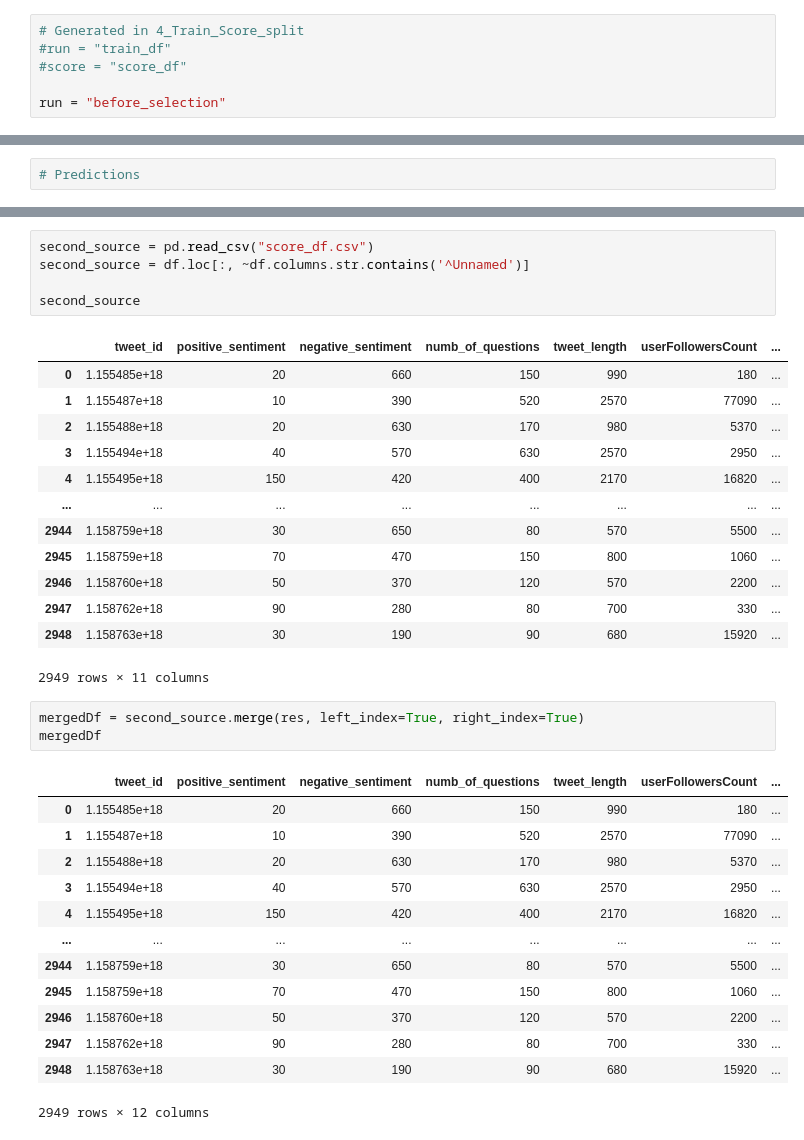
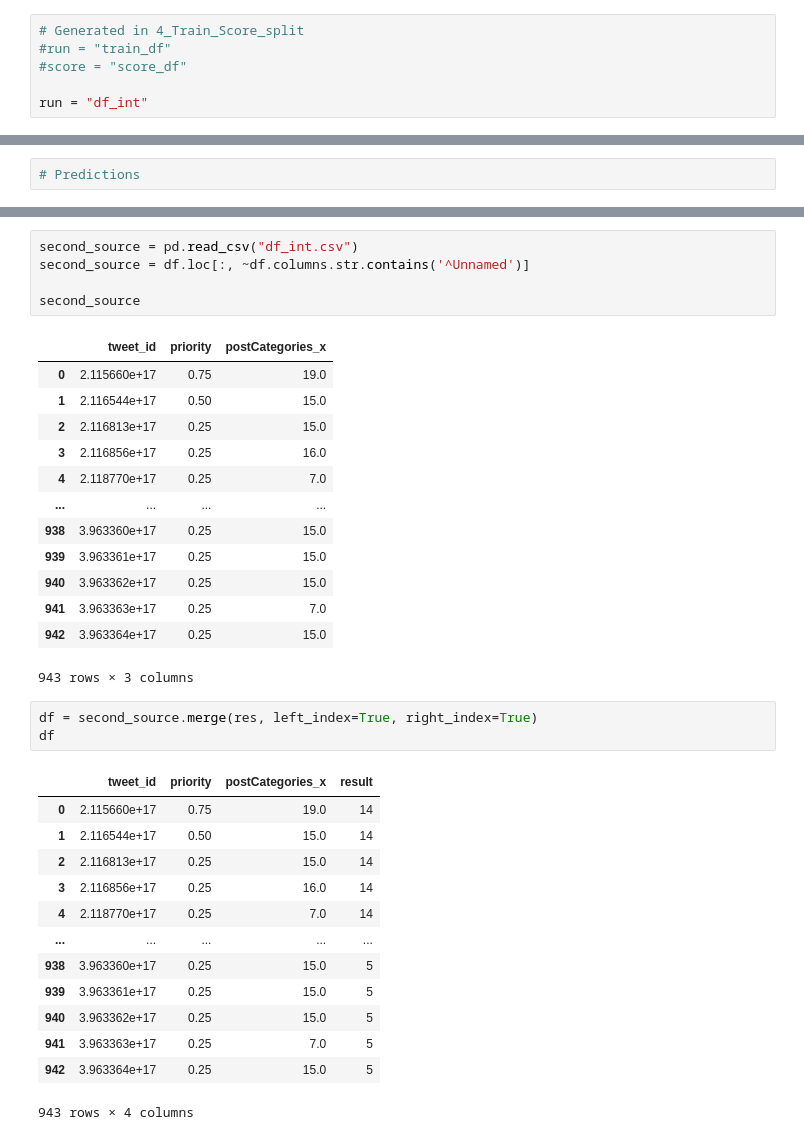
Before and after one commit to glasgowm148/Calamity, a Jupyter notebook: src/python/notebooks/4_Algorithm_run.ipynb, the cells around one changed output, grey strips where cells are left out. Drawn from its saved outputs; the diff is of its cells as text.

```diff
--- a/src/python/notebooks/4_Algorithm_run.ipynb
+++ b/src/python/notebooks/4_Algorithm_run.ipynb
@@ -3,7 +3,7 @@
 #run = "train_df"
 #score = "score_df"
 
-run = "before_selection"
+run = "df_int"
 # %% [markdown]
 ## Igel
 
@@ -199,36 +202,36 @@ res
 # %%
-second_source = pd.read_csv("score_df.csv")
+second_source = pd.read_csv("df_int.csv")
 second_source = df.loc[:, ~df.columns.str.contains('^Unnamed')]
 
 second_source
 # %% [output]
-|  | tweet_id | positive_sentiment | negative_sentiment | numb_of_questions | tweet_length | userFollowersCount | ... |
-| 0 | 1.155485e+18 | 20 | 660 | 150 | 990 | 180 | ... |
-| 1 | 1.155487e+18 | 10 | 390 | 520 | 2570 | 77090 | ... |
-| 2 | 1.155488e+18 | 20 | 630 | 170 | 980 | 5370 | ... |
-| 3 | 1.155494e+18 | 40 | 570 | 630 | 2570 | 2950 | ... |
-| 4 | 1.155495e+18 | 150 | 420 | 400 | 2170 | 16820 | ... |
-| ... | ... | ... | ... | ... | ... | ... | ... |
-| 2944 | 1.158759e+18 | 30 | 650 | 80 | 570 | 5500 | ... |
-| 2945 | 1.158759e+18 | 70 | 470 | 150 | 800 | 1060 | ... |
-| 2946 | 1.158760e+18 | 50 | 370 | 120 | 570 | 2200 | ... |
-| 2947 | 1.158762e+18 | 90 | 280 | 80 | 700 | 330 | ... |
-| 2948 | 1.158763e+18 | 30 | 190 | 90 | 680 | 15920 | ... |
+|  | tweet_id | priority | postCategories_x |
+| 0 | 2.115660e+17 | 0.75 | 19.0 |
+| 1 | 2.116544e+17 | 0.50 | 15.0 |
+| 2 | 2.116813e+17 | 0.25 | 15.0 |
+| 3 | 2.116856e+17 | 0.25 | 16.0 |
+| 4 | 2.118770e+17 | 0.25 | 7.0 |
+| ... | ... | ... | ... |
+| 938 | 3.963360e+17 | 0.25 | 15.0 |
+| 939 | 3.963361e+17 | 0.25 | 15.0 |
+| 940 | 3.963362e+17 | 0.25 | 15.0 |
+| 941 | 3.963363e+17 | 0.25 | 7.0 |
+| 942 | 3.963364e+17 | 0.25 | 15.0 |
-2949 rows × 11 columns
+943 rows × 3 columns
 # %%
-mergedDf = second_source.merge(res, left_index=True, right_index=True)
-mergedDf
+df = second_source.merge(res, left_index=True, right_index=True)
+df
 # %% [output]
-|  | tweet_id | positive_sentiment | negative_sentiment | numb_of_questions | tweet_length | userFollowersCount | ... |
-| 0 | 1.155485e+18 | 20 | 660 | 150 | 990 | 180 | ... |
-| 1 | 1.155487e+18 | 10 | 390 | 520 | 2570 | 77090 | ... |
-| 2 | 1.155488e+18 | 20 | 630 | 170 | 980 | 5370 | ... |
-| 3 | 1.155494e+18 | 40 | 570 | 630 | 2570 | 2950 | ... |
-| 4 | 1.155495e+18 | 150 | 420 | 400 | 2170 | 16820 | ... |
-| ... | ... | ... | ... | ... | ... | ... | ... |
-| 2944 | 1.158759e+18 | 30 | 650 | 80 | 570 | 5500 | ... |
-| 2945 | 1.158759e+18 | 70 | 470 | 150 | 800 | 1060 | ... |
-| 2946 | 1.158760e+18 | 50 | 370 | 120 | 570 | 2200 | ... |
-| 2947 | 1.158762e+18 | 90 | 280 | 80 | 700 | 330 | ... |
-| 2948 | 1.158763e+18 | 30 | 190 | 90 | 680 | 15920 | ... |
+|  | tweet_id | priority | postCategories_x | result |
+| 0 | 2.115660e+17 | 0.75 | 19.0 | 14 |
+| 1 | 2.116544e+17 | 0.50 | 15.0 | 14 |
+| 2 | 2.116813e+17 | 0.25 | 15.0 | 14 |
+| 3 | 2.116856e+17 | 0.25 | 16.0 | 14 |
+| 4 | 2.118770e+17 | 0.25 | 7.0 | 14 |
+| ... | ... | ... | ... | ... |
+| 938 | 3.963360e+17 | 0.25 | 15.0 | 5 |
+| 939 | 3.963361e+17 | 0.25 | 15.0 | 5 |
+| 940 | 3.963362e+17 | 0.25 | 15.0 | 5 |
+| 941 | 3.963363e+17 | 0.25 | 7.0 | 5 |
+| 942 | 3.963364e+17 | 0.25 | 15.0 | 5 |
-2949 rows × 12 columns
+943 rows × 4 columns
```
Also changed, not shown: parts of 12 cells of this notebook, 30 other files.
